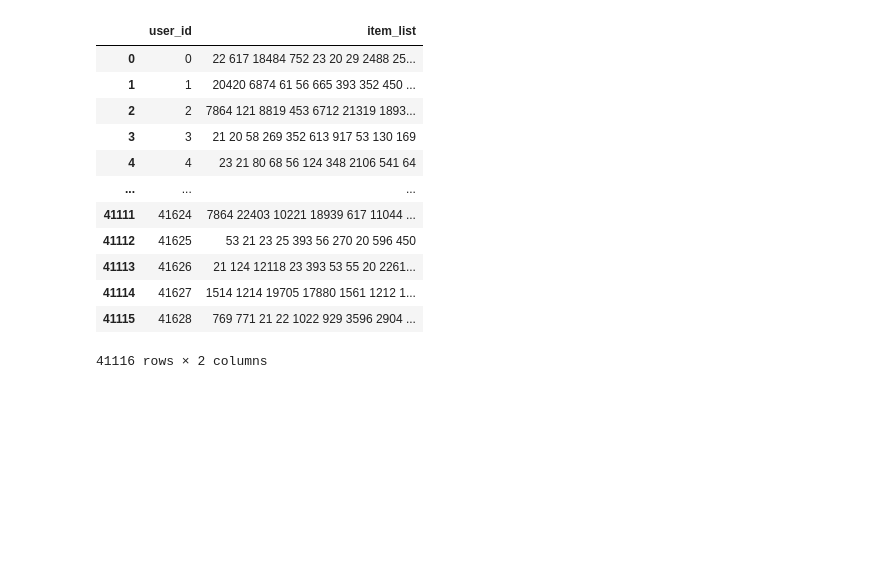
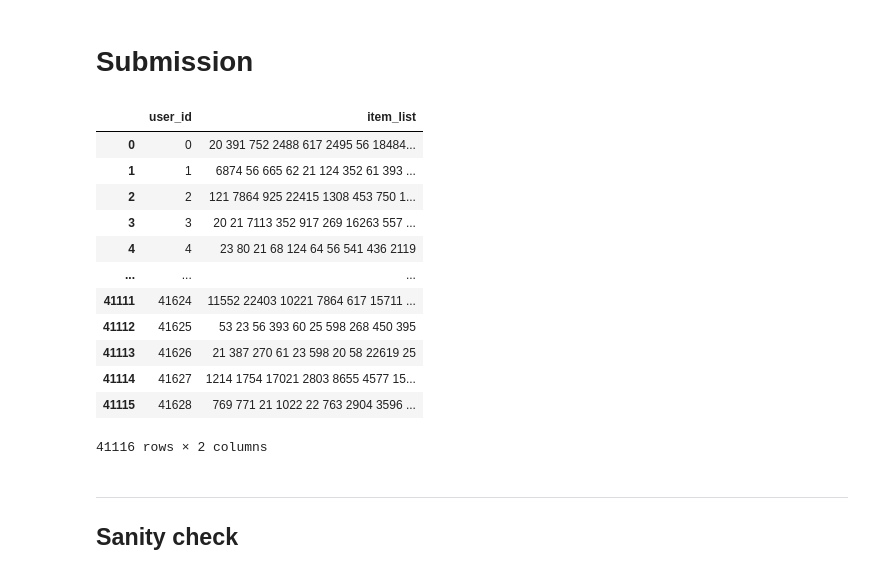
Before and after one commit to Benedart/RecSys-2022-Challenge-Polimi, a Jupyter notebook: challenge_notebooks/recsys-competition.ipynb, the cells around one changed output. Cells and saved outputs as stored; diff of their text form; code cells hidden in the pictures; blank space fills up the shorter version.

```diff
--- a/challenge_notebooks/recsys-competition.ipynb
+++ b/challenge_notebooks/recsys-competition.ipynb
@@ -356,0 +1102,2 @@ write_recommendations(recommender = recommender, file_name = "submission")
+# %% [markdown]
+# Submission
@@ -357,17 +1125,21 @@ write_recommendations(recommender = recommender, file_name = "submission")
 # %%
-my_submission = pd.read_csv("submission.csv")
-my_submission
+submission = pd.read_csv("submission.csv")
+submission
 # %% [output]
 |  | user_id | item_list |
-| 0 | 0 | 22 617 18484 752 23 20 29 2488 25... |
-| 1 | 1 | 20420 6874 61 56 665 393 352 450 ... |
-| 2 | 2 | 7864 121 8819 453 6712 21319 1893... |
-| 3 | 3 | 21 20 58 269 352 613 917 53 130 169 |
-| 4 | 4 | 23 21 80 68 56 124 348 2106 541 64 |
+| 0 | 0 | 20 391 752 2488 617 2495 56 18484... |
+| 1 | 1 | 6874 56 665 62 21 124 352 61 393 ... |
+| 2 | 2 | 121 7864 925 22415 1308 453 750 1... |
+| 3 | 3 | 20 21 7113 352 917 269 16263 557 ... |
+| 4 | 4 | 23 80 21 68 124 64 56 541 436 2119 |
 | ... | ... | ... |
-| 41111 | 41624 | 7864 22403 10221 18939 617 11044 ... |
-| 41112 | 41625 | 53 21 23 25 393 56 270 20 596 450 |
-| 41113 | 41626 | 21 124 12118 23 393 53 55 20 2261... |
-| 41114 | 41627 | 1514 1214 19705 17880 1561 1212 1... |
-| 41115 | 41628 | 769 771 21 22 1022 929 3596 2904 ... |
+| 41111 | 41624 | 11552 22403 10221 7864 617 15711 ... |
+| 41112 | 41625 | 53 23 56 393 60 25 598 268 450 395 |
+| 41113 | 41626 | 21 387 270 61 23 598 20 58 22619 25 |
+| 41114 | 41627 | 1214 1754 17021 2803 8655 4577 15... |
+| 41115 | 41628 | 769 771 21 1022 22 763 2904 3596 ... |
 41116 rows × 2 columns
+# %% [markdown]
+<hr>
+
+## Sanity check
```
Also changed, not shown: parts of 144 cells of this notebook, 12 other files.
